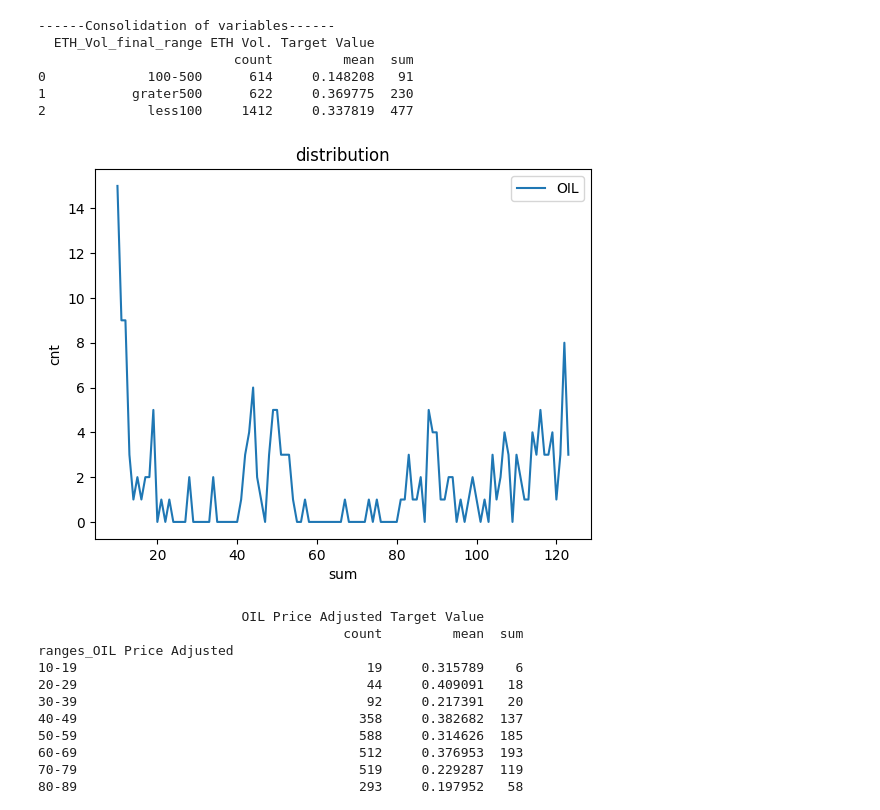
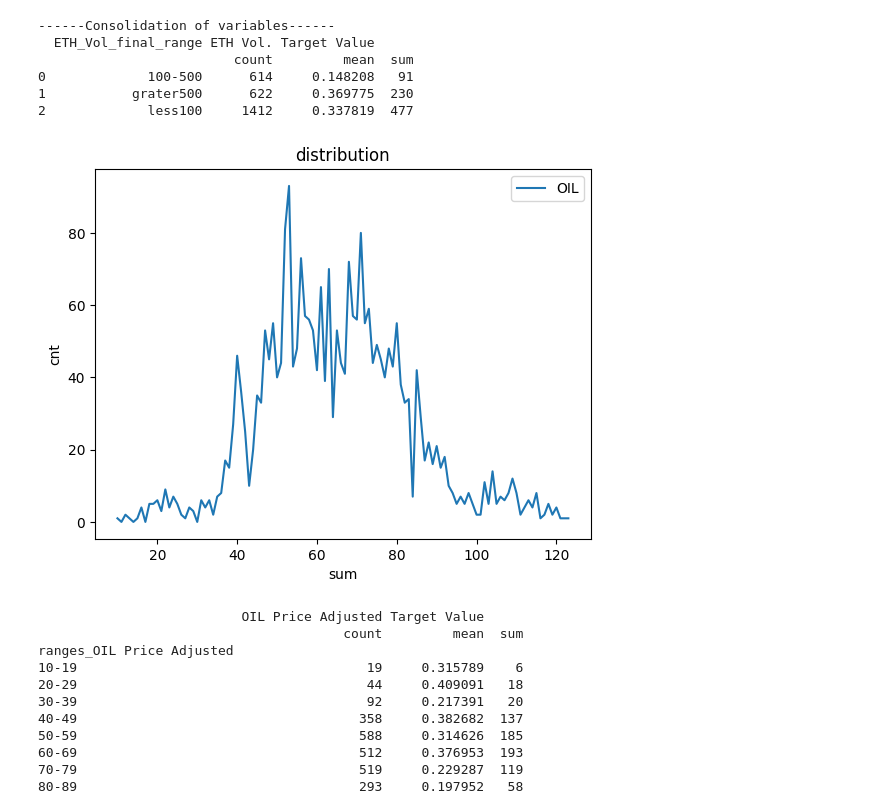
Before and after one commit to TamiIroni/-python-Crypto-system, a Jupyter notebook: crypto.ipynb, the cells around one changed output. Cells and saved outputs as stored; diff of their text form; code cells hidden in the pictures.

```diff
--- a/crypto.ipynb
+++ b/crypto.ipynb
@@ -207,8 +208,6 @@ plt.show()
 # %% [output]
 [figure]
 # %%
-data["Change %"]
-data["Change %"] = data["Change %"]
 data["Change %"] = data["Change %"]
 df = pd.DataFrame(data)
 # עיגול הערכים בעמודה "Change %" לשתי ספרות אחרי הנקודה
@@ -630,18 +629,18 @@ print(df_ETH_Vol_final_range)
 # %%
 OIL=data['OIL Price Adjusted']
 minOIL=OIL.min()
 maxOIL=OIL.max()
 step = 1
 xpoints = np.arange(minOIL, maxOIL+step,step) #כל הספרות בדילוגים של 1
-hist, bins = np.histogram(ETH, bins=xpoints)
+hist, bins = np.histogram(OIL, bins=xpoints)
 plt.plot(xpoints[:-1], hist,label="OIL")
 plt.title("distribution")
 plt.xlabel("sum")
 plt.ylabel("cnt")
 plt.legend()
 plt.show()
 # %% [output]
-[figure, old version]
+[figure, new version]
 # %%
 # OIL Price Adjusted
 min_val = int(data['OIL Price Adjusted'].min())
```
Also changed, not shown: parts of 23 cells of this notebook.
